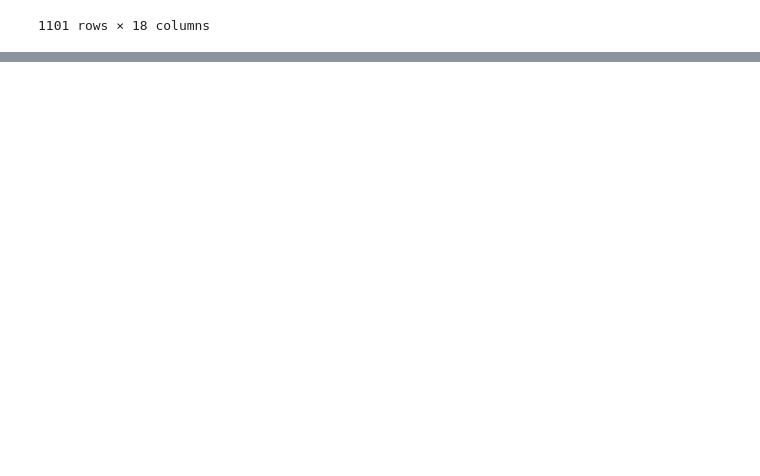
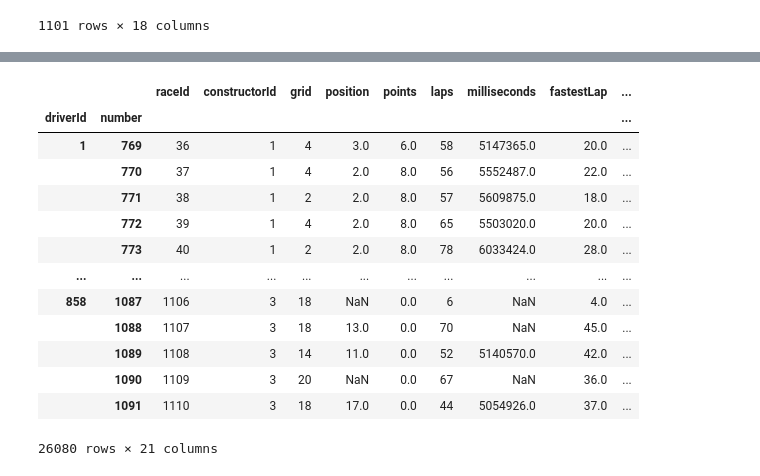
Before and after one commit to GuiCT/data-science-uni, a Jupyter notebook: predictive.ipynb, the cells around one changed output, grey strips where cells are left out. Saved outputs shown, nothing was run; the diff lists cells and outputs as text; code cells hidden in the pictures; blank space fills up the shorter version.

```diff
--- a/predictive.ipynb
+++ b/predictive.ipynb
@@ -32,6 +32,5 @@ races_by_number = raw_dfs['races'][['year', 'round']].sort_values(['year', 'roun
 races_by_number['number'] = range(1, len(races_by_number) + 1)
 races_number = races_by_number[['number']]
 races_df_with_number = raw_dfs['races'].join(races_by_number['number'], on='raceId')
-races_df_with_number = races_df_with_number.set_index('number', append=True)
 display(races_df_with_number)
 # %% [output]
@@ -288,0 +51,50 @@ array([830, 815, 844,   1,   4, 847, 846, 839, 840, 852, 842, 822, 855,
+# %%
+# Parâmetros pensados
+# - Últimas posições de largada do piloto
+# - Últimas posições de chegada do piloto
+# - Histórico de classificação do piloto
+# - Posição "média" de largada da equipe nas últimas corridas
+# - Posição "média" de chegada da equipe nas últimas corridas
+# - Histórico de classificação da equipe
+# Agrupando todas as informações necessárias no df de resultados
+results_df = raw_dfs['results']
+joined_driver_standings_df = (
+    raw_dfs['driver_standings'][['position']].rename(
+        columns={'position': 'driver_standings_position'}
+    )
+)
+joined_constructor_standings_df = (
+    raw_dfs['constructor_standings'][['position']].rename(
+        columns={'position': 'constructor_standings_position'}
+    )
+)
+joined_race_df = (
+    races_df_with_number[['number', 'year']]
+)
+results_df = results_df.join(joined_driver_standings_df)
+results_df = results_df.join(joined_constructor_standings_df, on=['raceId', 'constructorId'])
+results_df = results_df.join(joined_race_df)
+results_df = results_df.reset_index()
+results_df = results_df.set_index(['driverId', 'number'])
+results_df['driverId'] = results_df.index.get_level_values(0)
+results_df = results_df.sort_index()
+results_df['driverId_shifted'] = results_df.groupby(level=0)['driverId'].shift(PREVIOUS_RESULTS_USED)
+results_df['driverId_equals'] = results_df['driverId'] == results_df['driverId_shifted']
+results_df['year_shifted'] = results_df['year'].shift(PREVIOUS_RESULTS_USED)
+results_df['year_equals'] = results_df['year'] == results_df['year_shifted']
+display(results_df)
+# %% [output]
+|  |  | raceId | constructorId | grid | position | points | laps | milliseconds | fastestLap | ... |
+| driverId | number |  |  |  |  |  |  |  |  | ... |
+| 1 | 769 | 36 | 1 | 4 | 3.0 | 6.0 | 58 | 5147365.0 | 20.0 | ... |
+|  | 770 | 37 | 1 | 4 | 2.0 | 8.0 | 56 | 5552487.0 | 22.0 | ... |
+|  | 771 | 38 | 1 | 2 | 2.0 | 8.0 | 57 | 5609875.0 | 18.0 | ... |
+|  | 772 | 39 | 1 | 4 | 2.0 | 8.0 | 65 | 5503020.0 | 20.0 | ... |
+|  | 773 | 40 | 1 | 2 | 2.0 | 8.0 | 78 | 6033424.0 | 28.0 | ... |
+| ... | ... | ... | ... | ... | ... | ... | ... | ... | ... | ... |
+| 858 | 1087 | 1106 | 3 | 18 | NaN | 0.0 | 6 | NaN | 4.0 | ... |
+|  | 1088 | 1107 | 3 | 18 | 13.0 | 0.0 | 70 | NaN | 45.0 | ... |
+|  | 1089 | 1108 | 3 | 14 | 11.0 | 0.0 | 52 | 5140570.0 | 42.0 | ... |
+|  | 1090 | 1109 | 3 | 20 | NaN | 0.0 | 67 | NaN | 36.0 | ... |
+|  | 1091 | 1110 | 3 | 18 | 17.0 | 0.0 | 44 | 5054926.0 | 37.0 | ... |
+26080 rows × 21 columns
```
Also changed, not shown: parts of 10 cells of this notebook.
